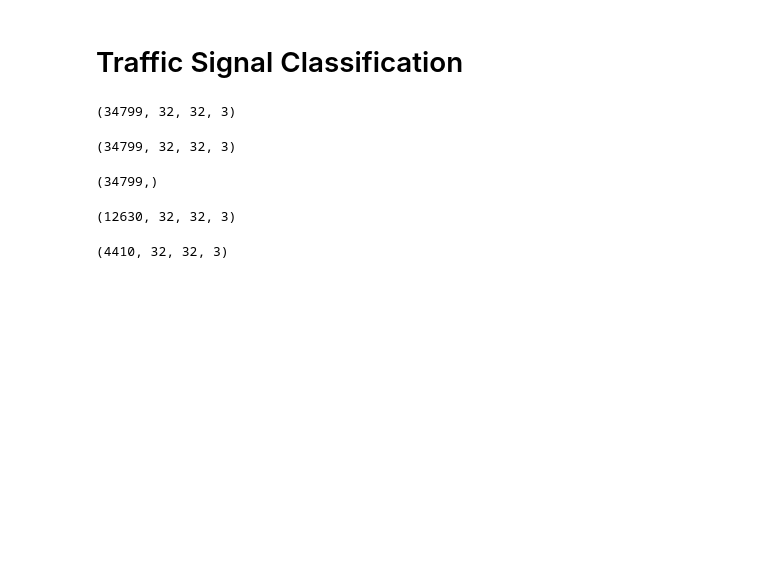
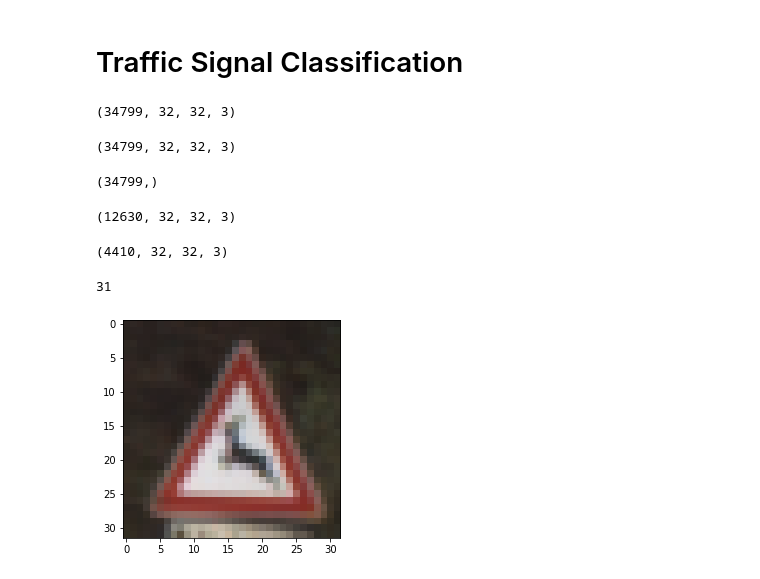
Before and after one commit to hamednasr/Traffic-Sign-Clasification, a Jupyter notebook: Traffic Signal Classification my code.ipynb, the cells around one changed output. Drawn from its saved outputs; the diff is of its cells as text; code cells hidden in the pictures; blank space fills up the shorter version.

Commit message:
data visualized

```diff
--- a/Traffic Signal Classification my code.ipynb
+++ b/Traffic Signal Classification my code.ipynb
@@ -42,3 +43,9 @@ X_test.shape
 X_val.shape
 # %% [output]
 (4410, 32, 32, 3)
+# %%
+plt.imshow(X_train[500])
+y_train[500]
+# %% [output]
+31
+[figure, added]
```
Also changed, not shown: parts of 4 cells of this notebook.
